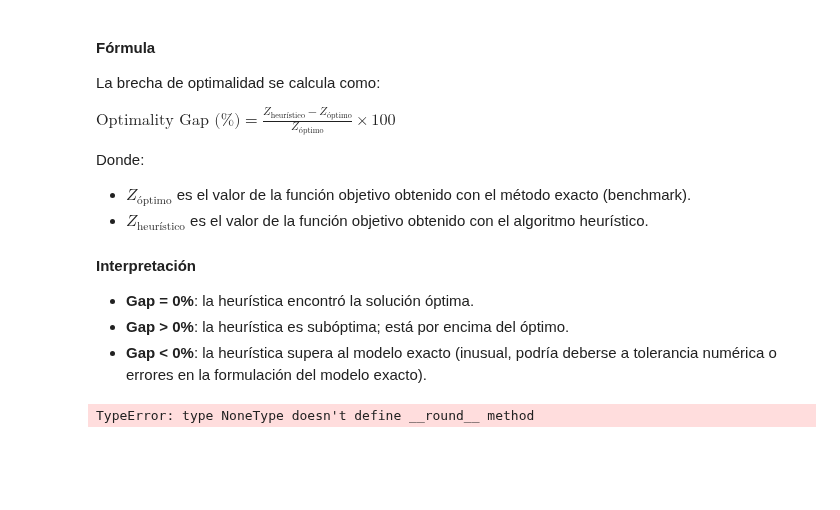
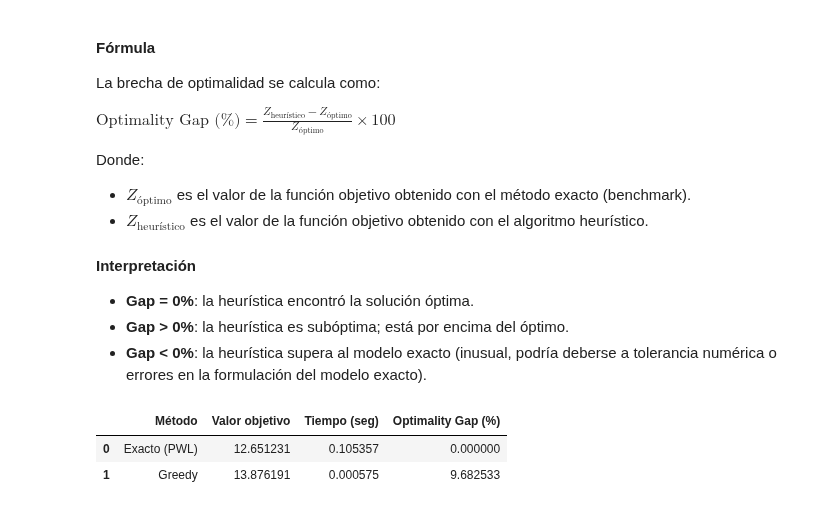
Before and after one commit to educarrascov/DISC_TESIS, a Jupyter notebook: 20260630 - WTA_MINLP.ipynb, the cells around one changed output. Cells and saved outputs as stored; diff of their text form; code cells hidden in the pictures; blank space fills up the shorter version.

```diff
--- a/20260630 - WTA_MINLP.ipynb
+++ b/20260630 - WTA_MINLP.ipynb
@@ -344,7 +344,7 @@ def solve_wta_greedy(w, n, seed=218):
 
 # ——— USO ———
 if __name__ == "__main__":
-    w = [4, 3, 4, 3, 3, 4]
+    w = [4, 4, 3, 0, 3, 3]
     n = 12
     solve_wta_greedy(w, n, seed=218)
 # %% [output]
@@ -471,33 +471,35 @@ def solve_wta_greedy(w, p, V):
         if best_i is None:
             break
         x[best_i][best_j] += 1
         remaining[best_i] -= 1
 
     total_f = sum(V[j] * math.exp(sum(x[i][j] * math.log(q[i][j]) for i in range(m))) for j in range(n))
     elapsed = time.time() - start
     return x, total_f, elapsed
 
 # -----------------------
 # COMPARACIÓN UNIFICADA
 # -----------------------
-w = [12, 14, 16, 12]
-n = 24
+w = [4, 4, 3, 0, 3, 3]
+n = 12
 p, V = generar_datos(len(w), n, seed=218)
 
 sol_pwl, obj_pwl, t_pwl = solve_wta_pwl(w, p, V)
 sol_greedy, obj_greedy, t_greedy = solve_wta_greedy(w, p, V)
 
 gap = 100 * (obj_greedy - obj_pwl) / obj_pwl
 
 # Resultados organizados
 resultados = {
     "Método": ["Exacto (PWL)", "Greedy"],
     "Valor objetivo": [obj_pwl, obj_greedy],
     "Tiempo (seg)": [t_pwl, t_greedy],
     "Optimality Gap (%)": [0, gap]
 }
 df_resultados = pd.DataFrame(resultados)
 
 df_resultados
 # %% [output]
-TypeError: type NoneType doesn't define __round__ method
+|  | Método | Valor objetivo | Tiempo (seg) | Optimality Gap (%) |
+| 0 | Exacto (PWL) | 12.651231 | 0.105357 | 0.000000 |
+| 1 | Greedy | 13.876191 | 0.000575 | 9.682533 |
```
Also changed, not shown: parts of 3 cells of this notebook.
